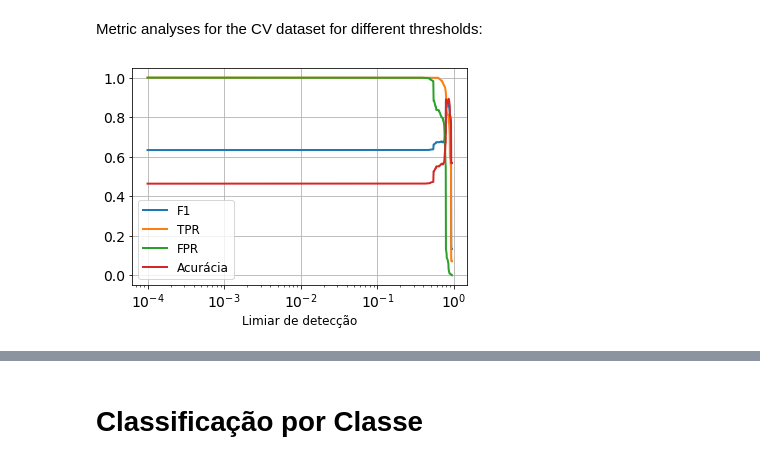
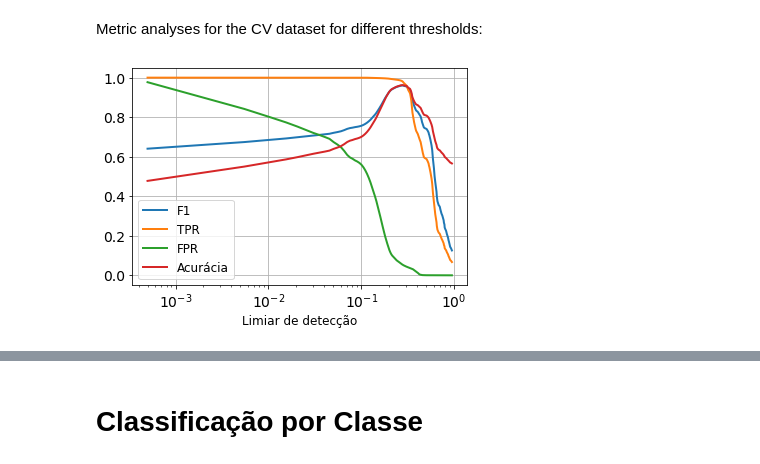
Before and after one commit to igorruys/nsl-kdd-attack-detection, a Jupyter notebook: Version2.ipynb, the cells around one changed output, grey strips where cells are left out. Cells and saved outputs as stored; diff of their text form; code cells hidden in the pictures.

```diff
--- a/Version2.ipynb
+++ b/Version2.ipynb
@@ -507,16 +459,17 @@ df_train_complete
 from sklearn.cluster import KMeans
 
 #(x_train_KM, y_train_KM) = (df_train_sc[features_sc], df_train_sc['class2'])
-(x_train_KM, y_train_KM) = (df_train_complete_sc[features_sc], df_train_complete_sc['class2'])
-#(x_train_KM, y_train_KM) = (df_train_complete2[features_sc], df_train_complete2['class2'])
+#(x_train_KM, y_train_KM) = (df_train_complete_sc[features_sc], df_train_complete_sc['class2'])
+(x_train_KM, y_train_KM) = (df_train_complete2[features_sc], df_train_complete2['class2'])
 (x_cv_KM, y_cv_KM) = (df_cv_sc[features_sc], df_cv_sc['class2'])
 (x_test_KM, y_test_KM) = (df_test_sc[features_sc], df_test_sc['class2'])
 
 #random_state = 1 -> bad results
 #random_state = 10 -> good results
+#random_state = 2315 -> medio
 #12 clusters: 3000, 23478
 #8 clusters: 10,
-kmeans = KMeans(n_clusters = 8, max_iter=50, n_init=35, algorithm='full', random_state = 10)#,random_state=1)#, random_state=10)
+kmeans = KMeans(n_clusters = 8, max_iter=50, n_init=35, algorithm='full', random_state = 10, init=centros)#,random_state=1)#, random_state=10)
 kmeans.fit(x_train_KM)
 kmeans.n_iter_
 # %% [output]
@@ -597,13 +552,13 @@ Metric analyses for the CV dataset for different thresholds:
 # %%
 %matplotlib inline
 
 from sklearn.metrics import f1_score, precision_score, recall_score, accuracy_score, roc_curve, roc_auc_score
 
-#analyseThresholds(y_train_KM,yprob_train_KM,np.arange(1e-4,0.95,5e-3))
-analyseThresholds(y_cv_KM,yprob_cv_KM,np.arange(1e-4,0.95,5e-3))
+#analyseThresholds(y_train_KM,yprob_train_KM,np.arange(5e-3,0.95,5e-3))
+analyseThresholds(y_cv_KM,yprob_cv_KM,np.arange(5e-3,0.95,5e-3))
 #analyseThresholds(y_test_KM,yprob_test_KM,np.arange(1e-4,0.95,5e-3))
 # %% [output]
-[figure, old version]
+[figure, new version]
 # %%
 from sklearn.metrics import f1_score, precision_score, recall_score, accuracy_score, roc_curve, roc_auc_score
 
```
Also changed, not shown: parts of 20 cells of this notebook.
